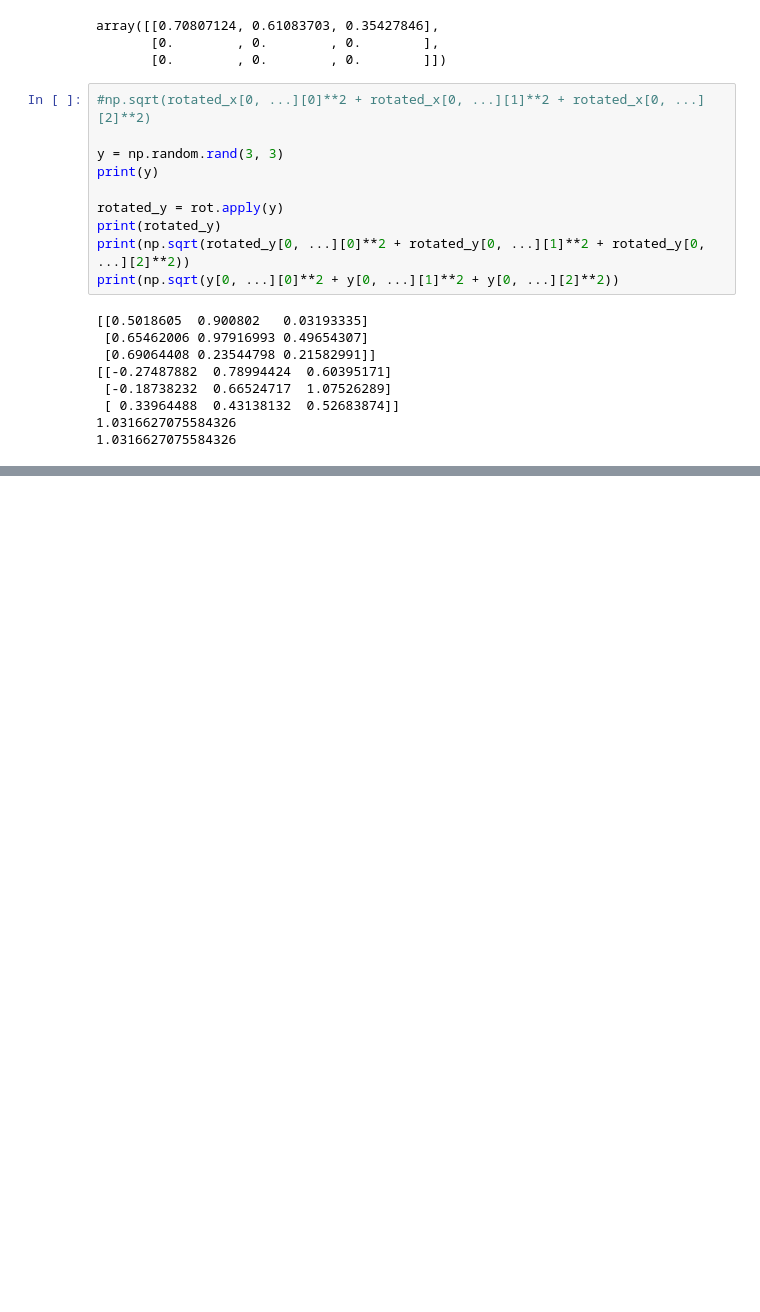
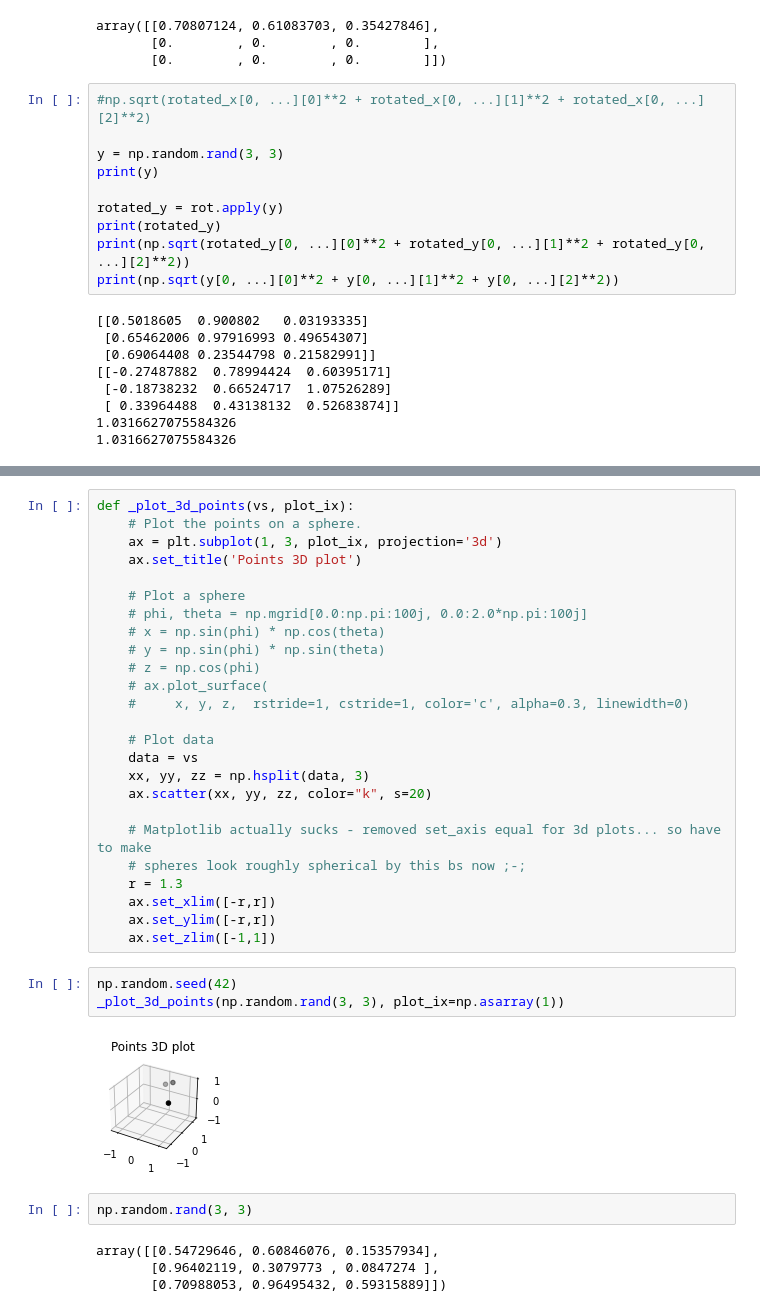
Before and after one commit to lbrodolo/deep_molecules, a Jupyter notebook: rotations.ipynb, the cells around one changed output, grey strips where cells are left out. Saved outputs shown, nothing was run; the diff lists cells and outputs as text; blank space fills up the shorter version.

```diff
--- a/rotations.ipynb
+++ b/rotations.ipynb
@@ -45,0 +61,36 @@ print(np.sqrt(y[0, ...][0]**2 + y[0, ...][1]**2 + y[0, ...][2]**2))
+# %%
+def _plot_3d_points(vs, plot_ix):
+    # Plot the points on a sphere.
+    ax = plt.subplot(1, 3, plot_ix, projection='3d')
+    ax.set_title('Points 3D plot')
+
+    # Plot a sphere
+    # phi, theta = np.mgrid[0.0:np.pi:100j, 0.0:2.0*np.pi:100j]
+    # x = np.sin(phi) * np.cos(theta)
+    # y = np.sin(phi) * np.sin(theta)
+    # z = np.cos(phi)
+    # ax.plot_surface(
+    #     x, y, z,  rstride=1, cstride=1, color='c', alpha=0.3, linewidth=0)
+
+    # Plot data
+    data = vs
+    xx, yy, zz = np.hsplit(data, 3)
+    ax.scatter(xx, yy, zz, color="k", s=20)
+
+    # Matplotlib actually sucks - removed set_axis equal for 3d plots... so have to make
+    # spheres look roughly spherical by this bs now ;-;
+    r = 1.3
+    ax.set_xlim([-r,r])
+    ax.set_ylim([-r,r])
+    ax.set_zlim([-1,1])
+# %%
+np.random.seed(42)
+_plot_3d_points(np.random.rand(3, 3), plot_ix=np.asarray(1))
+# %% [output]
+[figure, added]
+# %%
+np.random.rand(3, 3)
+# %% [output]
+array([[0.54729646, 0.60846076, 0.15357934],
+       [0.96402119, 0.3079773 , 0.0847274 ],
+       [0.70988053, 0.96495432, 0.59315889]])
```
Also changed, not shown: parts of 9 cells of this notebook.
